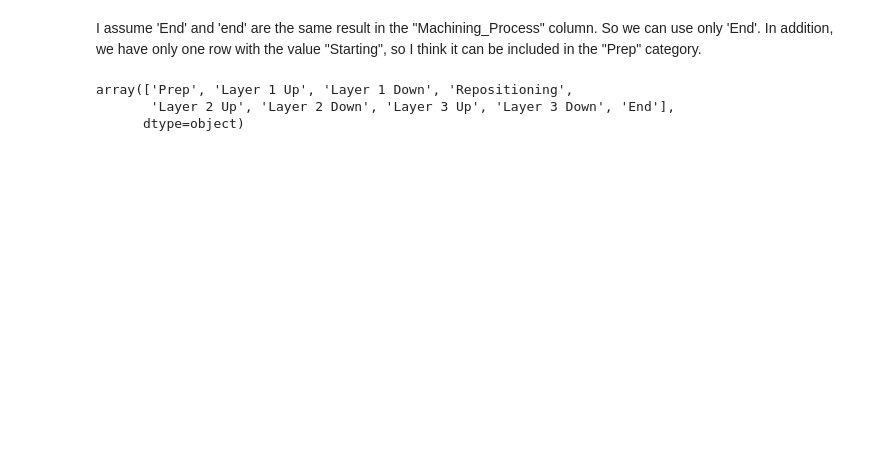
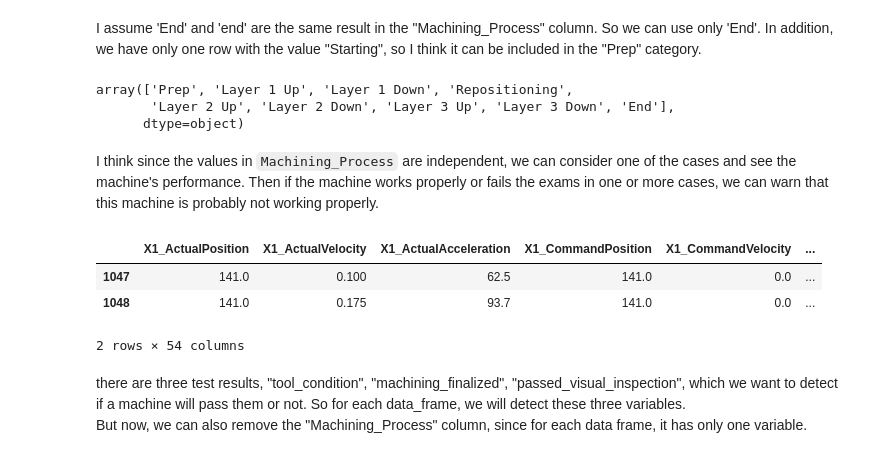
Before and after one commit to fereshteh-bahadory/CNC-Tool-wear-detection, a Jupyter notebook: CNC_machin.ipynb, the cells around one changed output. Saved outputs shown, nothing was run; the diff lists cells and outputs as text; code cells hidden in the pictures; blank space fills up the shorter version.

```diff
--- a/CNC_machin.ipynb
+++ b/CNC_machin.ipynb
@@ -162,3 +169,22 @@ merged_data['Machining_Process'].unique()
 array(['Prep', 'Layer 1 Up', 'Layer 1 Down', 'Repositioning',
        'Layer 2 Up', 'Layer 2 Down', 'Layer 3 Up', 'Layer 3 Down', 'End'],
       dtype=object)
+# %% [markdown]
+I think since the values in `Machining_Process` are independent, we can consider one of the cases and see the machine's performance. Then if the machine works properly or fails the exams in one or more cases, we can warn that this machine is probably not working properly.
+# %%
+Machining_Process_goups=merged_data.groupby('Machining_Process')
+dfs=[Machining_Process_goups.get_group(x) for x in Machining_Process_goups.groups]
+d={}
+for i, j in enumerate(dfs):
+    idx = str(i+1)
+    name = 'df_'+idx
+    d[name]=dfs[i]
+d['df_1'].head(2)
+# %% [output]
+|  | X1_ActualPosition | X1_ActualVelocity | X1_ActualAcceleration | X1_CommandPosition | X1_CommandVelocity | ... |
+| 1047 | 141.0 | 0.100 | 62.5 | 141.0 | 0.0 | ... |
+| 1048 | 141.0 | 0.175 | 93.7 | 141.0 | 0.0 | ... |
+2 rows × 54 columns
+# %% [markdown]
+there are three test results, "tool_condition", "machining_finalized", "passed_visual_inspection", which we want to detect if a machine will pass them or not. So for each data_frame, we will detect these three variables. <br>
+But now, we can also remove the "Machining_Process" column, since for each data frame, it has only one variable.
```
Also changed, not shown: parts of 8 cells of this notebook.
